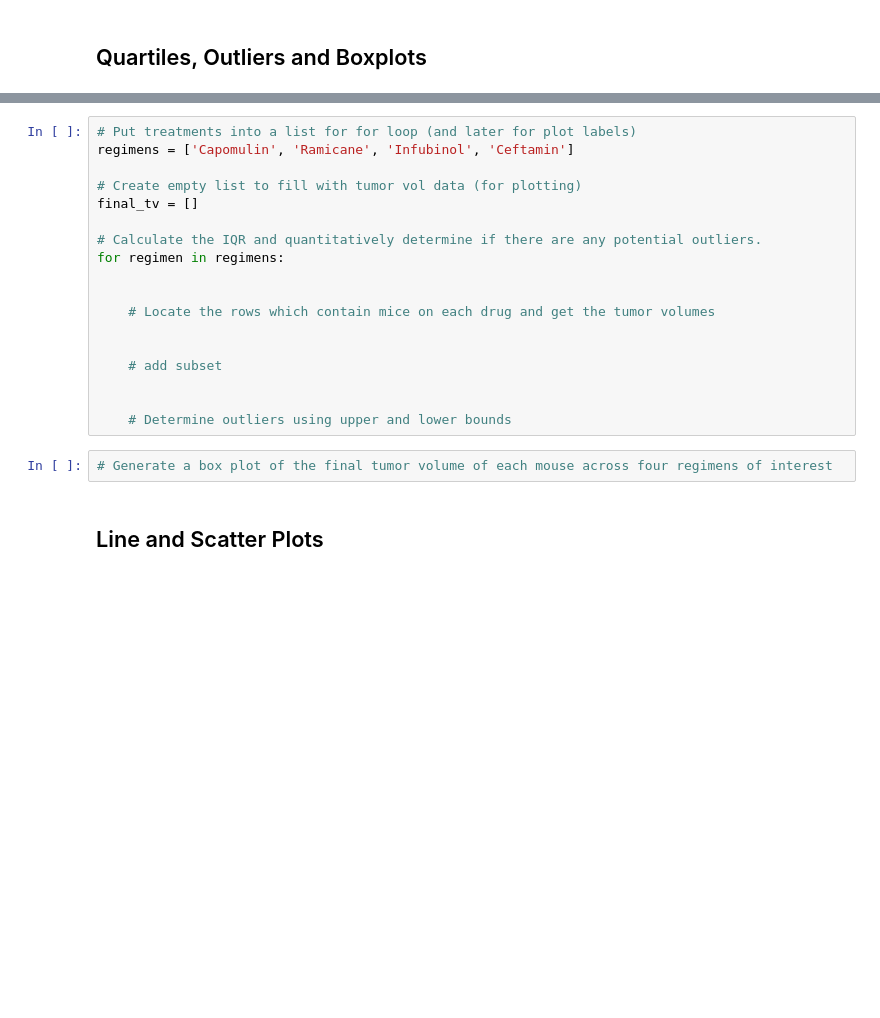
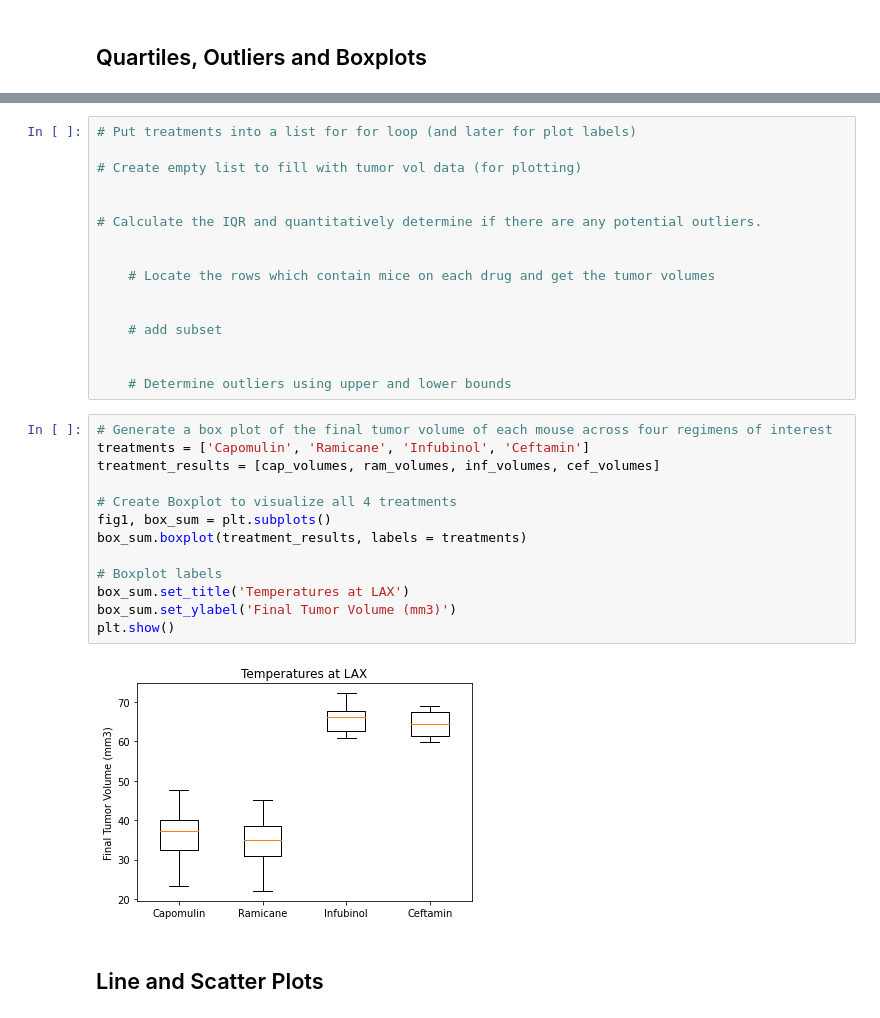
Before and after one commit to zachherington/matplotlib-challenge, a Jupyter notebook: Homework/Pymaceuticals/pymaceuticals_hw_submission.ipynb, the cells around one changed output, grey strips where cells are left out. Drawn from its saved outputs; the diff is of its cells as text; blank space fills up the shorter version.

Commit message:
Boxplot finished. still need to print potential outliers and summarize 3 points.

```diff
--- a/Homework/Pymaceuticals/pymaceuticals_hw_submission.ipynb
+++ b/Homework/Pymaceuticals/pymaceuticals_hw_submission.ipynb
@@ -237,12 +226,10 @@ cef_outliers
 # %%
 # Put treatments into a list for for loop (and later for plot labels)
-regimens = ['Capomulin', 'Ramicane', 'Infubinol', 'Ceftamin']
 
 # Create empty list to fill with tumor vol data (for plotting)
-final_tv = []
+
 
 # Calculate the IQR and quantitatively determine if there are any potential outliers.
-for regimen in regimens:
 
 
     # Locate the rows which contain mice on each drug and get the tumor volumes
@@ -254,6 +241,19 @@ for regimen in regimens:
     # Determine outliers using upper and lower bounds
 # %%
 # Generate a box plot of the final tumor volume of each mouse across four regimens of interest
+treatments = ['Capomulin', 'Ramicane', 'Infubinol', 'Ceftamin']
+treatment_results = [cap_volumes, ram_volumes, inf_volumes, cef_volumes]
+
+# Create Boxplot to visualize all 4 treatments
+fig1, box_sum = plt.subplots()
+box_sum.boxplot(treatment_results, labels = treatments)
+
+# Boxplot labels
+box_sum.set_title('Temperatures at LAX')
+box_sum.set_ylabel('Final Tumor Volume (mm3)')
+plt.show()
+# %% [output]
+[figure, added]
 # %% [markdown]
 ## Line and Scatter Plots
 # %%
```
Also changed, not shown: parts of 7 cells of this notebook.
